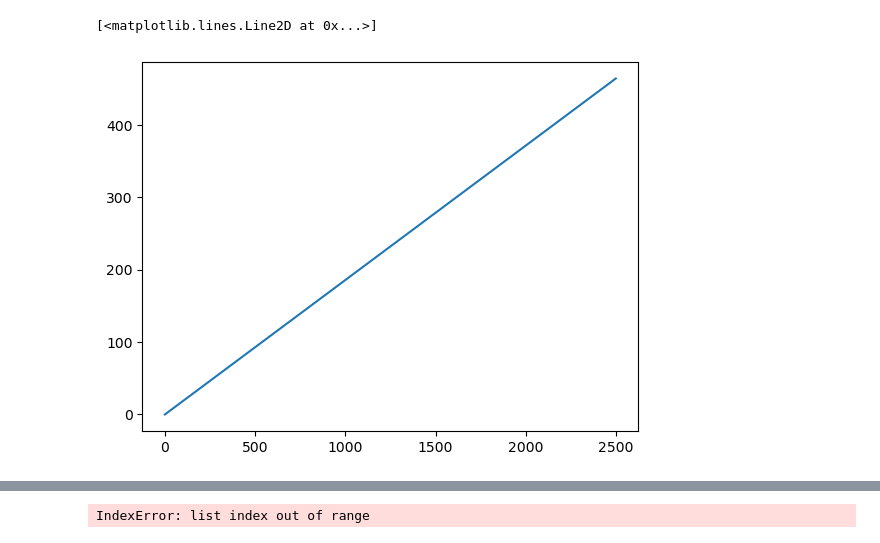
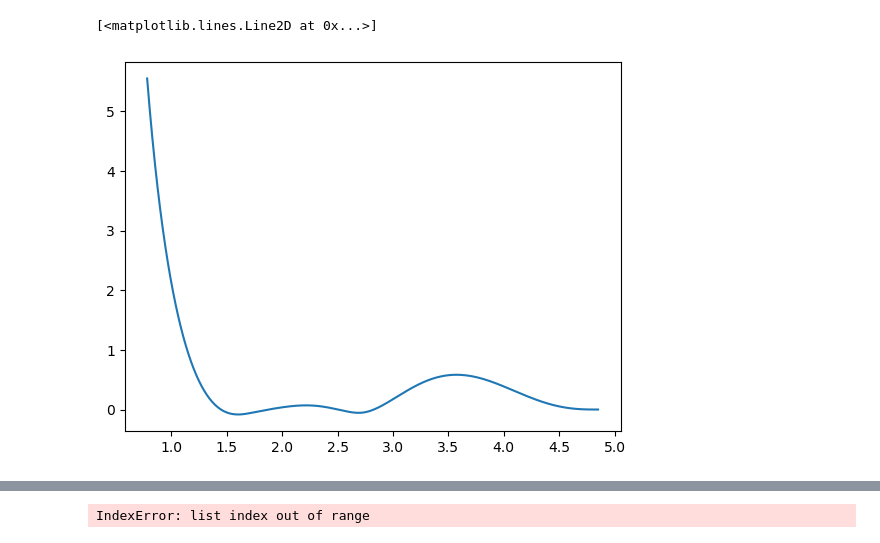
Before and after one commit to Samanyu-T/Lammps_MD, a Jupyter notebook: Jupyter_Notebooks/Development.ipynb, the cells around one changed output, grey strips where cells are left out. Cells and saved outputs as stored; diff of their text form; code cells hidden in the pictures.

```diff
--- a/Jupyter_Notebooks/Development.ipynb
+++ b/Jupyter_Notebooks/Development.ipynb
@@ -113,5 +104,12 @@ plt.plot(pot['He-He'])
-# %%
-plt.plot(pot['He_F'])
-# %% [output]
-[<matplotlib.lines.Line2D at 0x...>]
-[figure, removed]
+# %%
+x_plt = np.linspace(1, 5, 1000)
+zbl = EAM_Fitting_Serial.ZBL(74, 2)
+r = np.linspace(0,eam_fit.pot_params['rc'],eam_fit.pot_params['Nr'])[1:]
+y_plt = EAM_Fitting_Serial.splineval(x_plt, coef_dict['He-He'], eam_fit.knot_pts['He-He'])
+
+he_he = pot['He-He'][1:]/r
+
+plt.plot(r[200:],he_he[200:])
+# %% [output]
+[<matplotlib.lines.Line2D at 0x...>]
+[figure, added]
```
Also changed, not shown: parts of 6 cells of this notebook, 6 other files.
